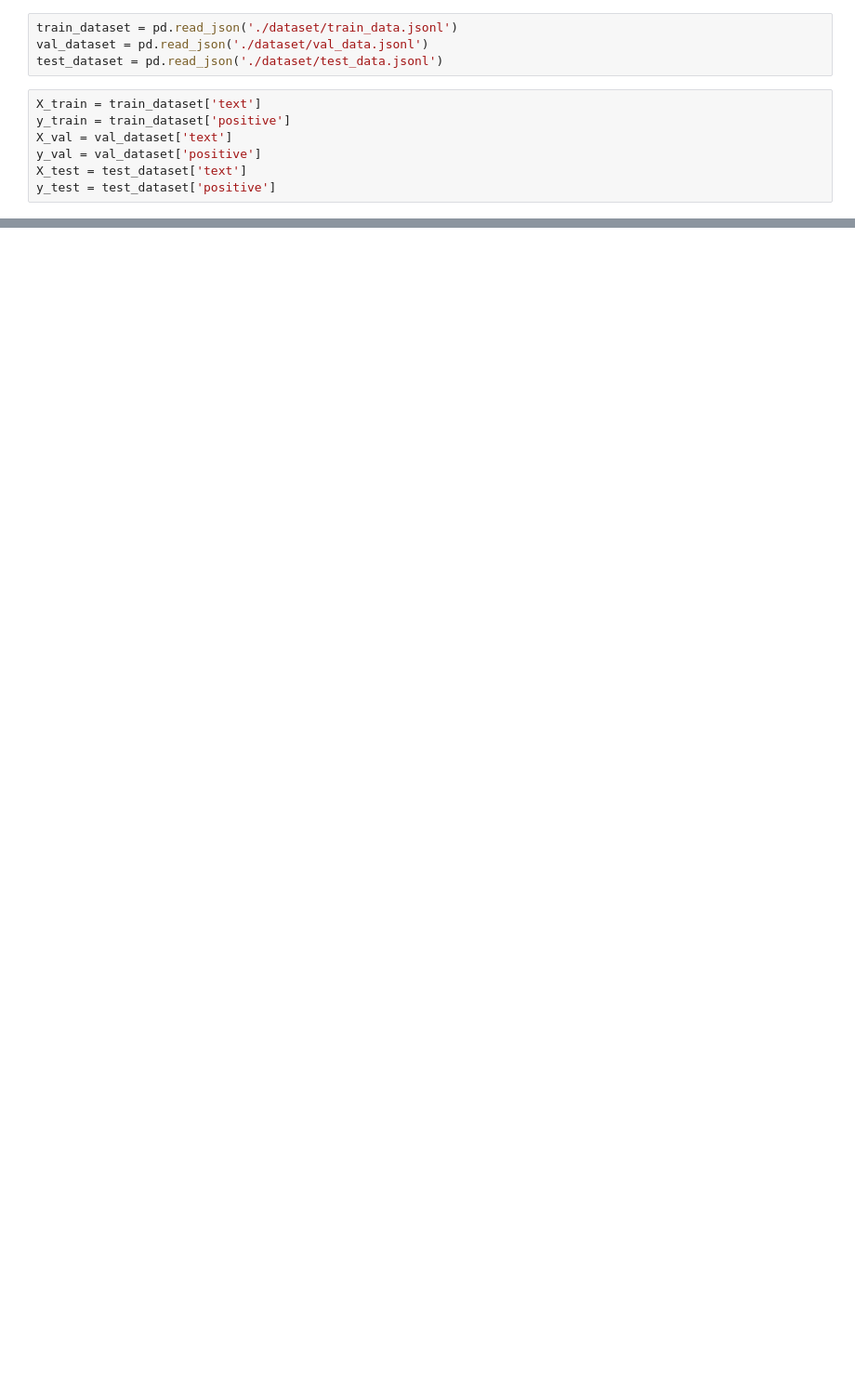
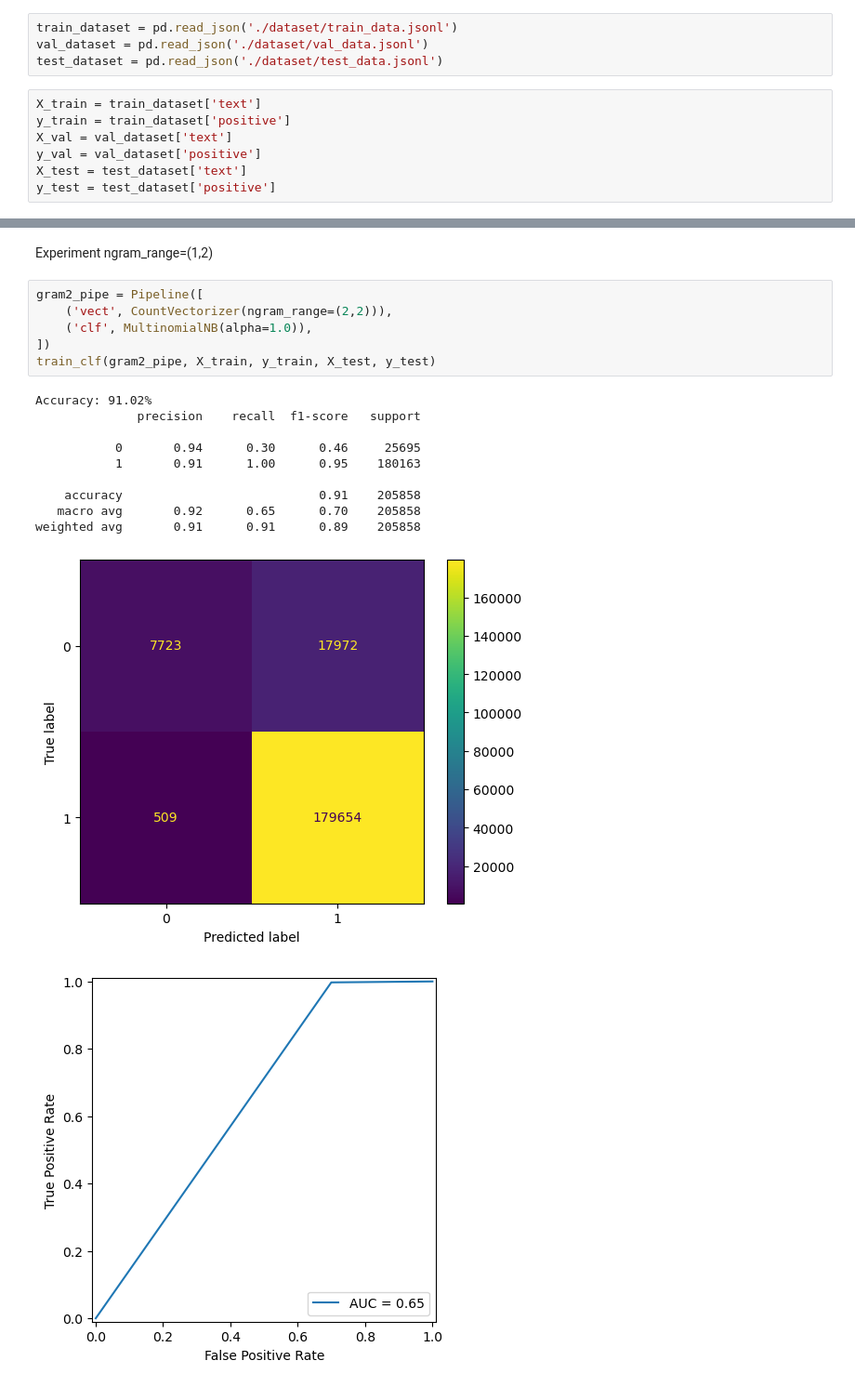
Before and after one commit to heejuHwang/sentiment-analysis-amazon-review, a Jupyter notebook: supervised-learning.ipynb, the cells around one changed output, grey strips where cells are left out. Shown: that part at 93% size. Drawn from its saved outputs; the diff is of its cells as text; blank space fills up the shorter version.

```diff
--- a/supervised-learning.ipynb
+++ b/supervised-learning.ipynb
@@ -63,0 +83,20 @@ cm_plot.plot()
+# %% [markdown]
+Experiment ngram_range=(1,2)
+# %%
+gram2_pipe = Pipeline([
+    ('vect', CountVectorizer(ngram_range=(2,2))),
+    ('clf', MultinomialNB(alpha=1.0)),
+])
+train_clf(gram2_pipe, X_train, y_train, X_test, y_test)
+# %% [output]
+Accuracy: 91.02%
+              precision    recall  f1-score   support
+
+           0       0.94      0.30      0.46     25695
+           1       0.91      1.00      0.95    180163
+
+    accuracy                           0.91    205858
+   macro avg       0.92      0.65      0.70    205858
+weighted avg       0.91      0.91      0.89    205858
+[figure, added]
+[figure, added]
```
Also changed, not shown: parts of 15 cells of this notebook, 2 other files.
